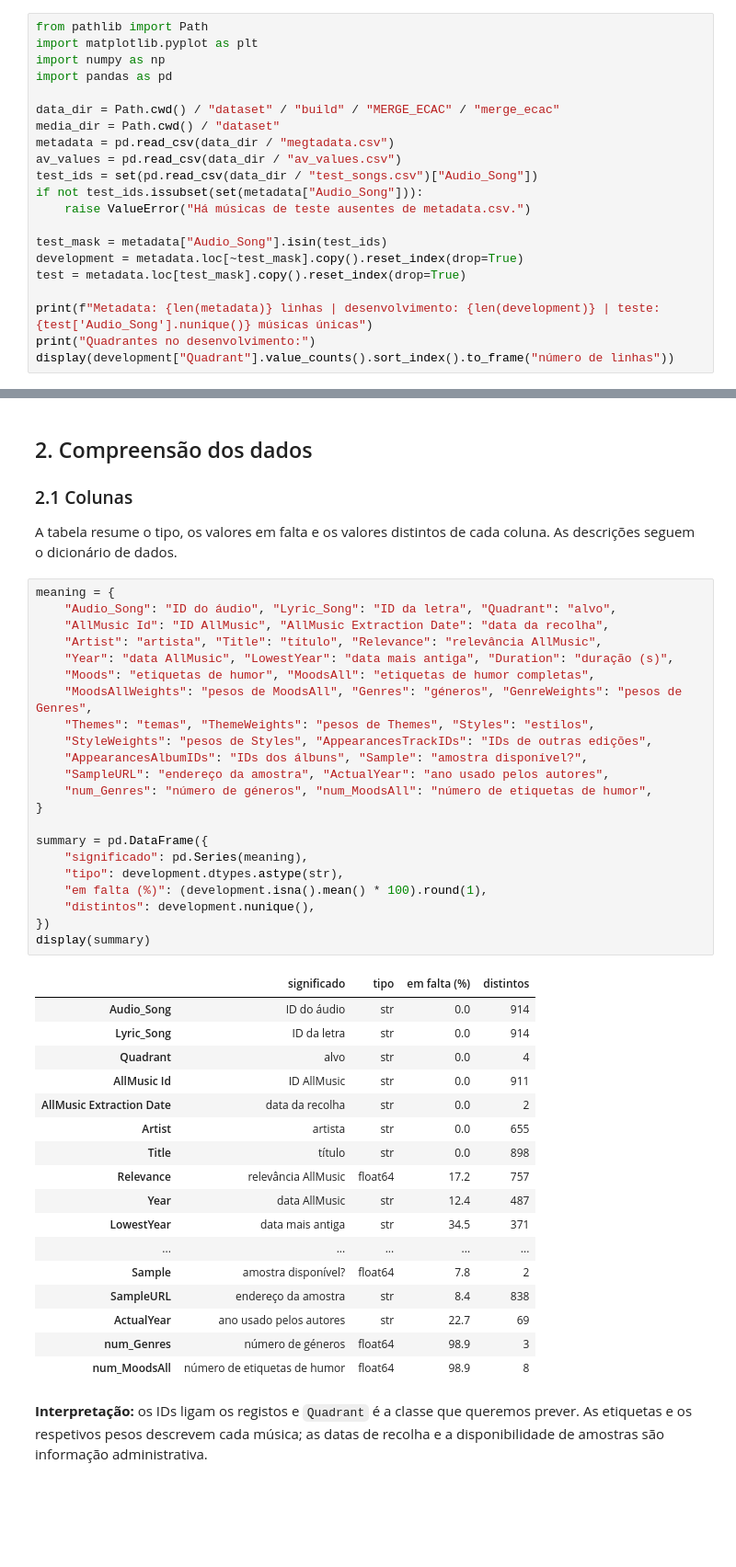
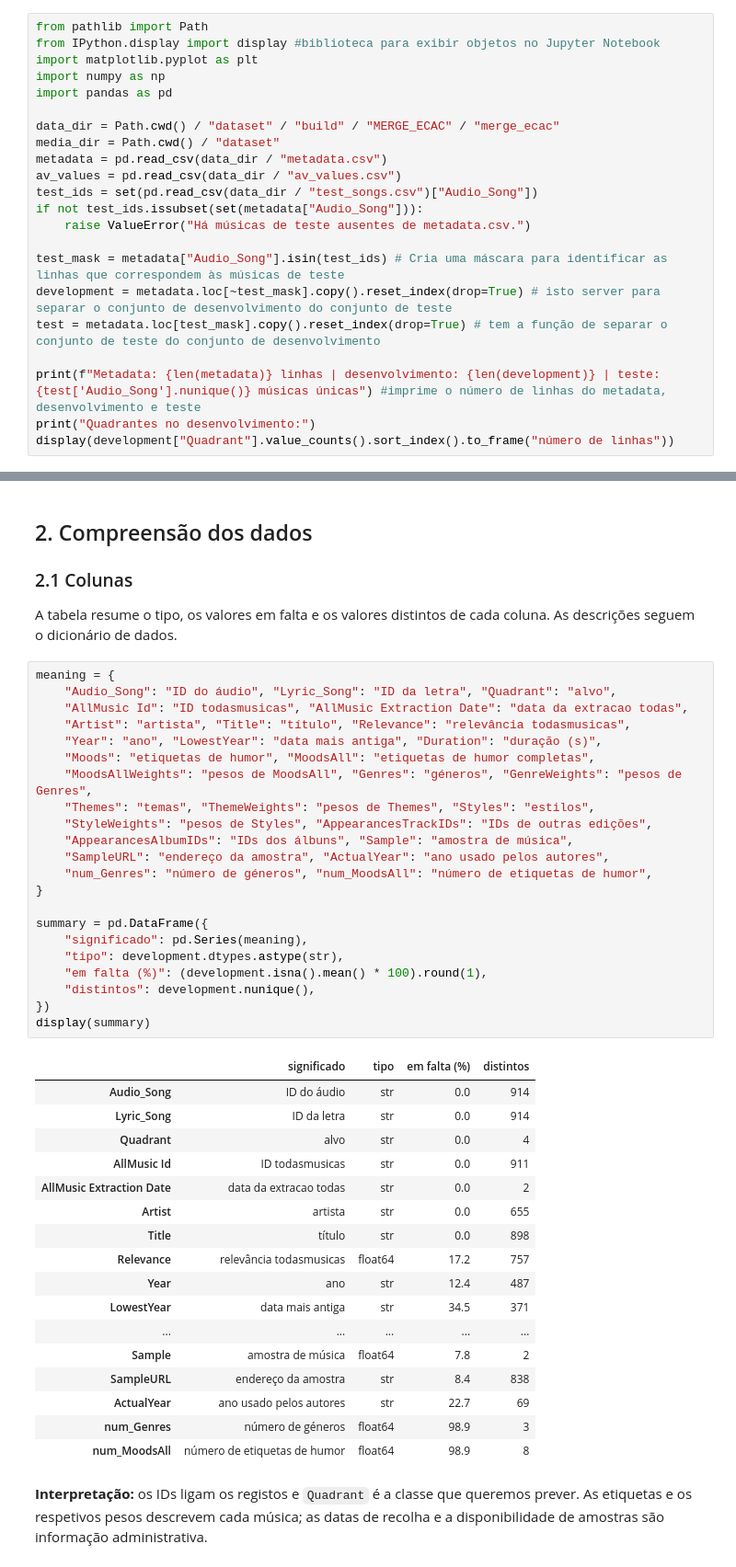
Before and after one commit to AugustoBrynne/ECAC26, a Jupyter notebook: uc2023250703.ipynb, the cells around one changed output, grey strips where cells are left out. Shown at 92% size. Cells and saved outputs as stored; diff of their text form; blank space fills up the shorter version.

```diff
--- a/uc2023250703.ipynb
+++ b/uc2023250703.ipynb
@@ -5,22 +5,23 @@ Neste notebook descrevemos os dados e exploramos relações entre as variáveis
 # %%
 from pathlib import Path
+from IPython.display import display #biblioteca para exibir objetos no Jupyter Notebook
 import matplotlib.pyplot as plt
 import numpy as np
 import pandas as pd
 
 data_dir = Path.cwd() / "dataset" / "build" / "MERGE_ECAC" / "merge_ecac"
 media_dir = Path.cwd() / "dataset"
-metadata = pd.read_csv(data_dir / "megtadata.csv")
+metadata = pd.read_csv(data_dir / "metadata.csv")
 av_values = pd.read_csv(data_dir / "av_values.csv")
 test_ids = set(pd.read_csv(data_dir / "test_songs.csv")["Audio_Song"])
 if not test_ids.issubset(set(metadata["Audio_Song"])):
     raise ValueError("Há músicas de teste ausentes de metadata.csv.")
 
-test_mask = metadata["Audio_Song"].isin(test_ids)
-development = metadata.loc[~test_mask].copy().reset_index(drop=True)
-test = metadata.loc[test_mask].copy().reset_index(drop=True)
+test_mask = metadata["Audio_Song"].isin(test_ids) # Cria uma máscara para identificar as linhas que correspondem às músicas de teste
+development = metadata.loc[~test_mask].copy().reset_index(drop=True) # isto server para separar o conjunto de desenvolvimento do conjunto de teste
+test = metadata.loc[test_mask].copy().reset_index(drop=True) # tem a função de separar o conjunto de teste do conjunto de desenvolvimento
 
-print(f"Metadata: {len(metadata)} linhas | desenvolvimento: {len(development)} | teste: {test['Audio_Song'].nunique()} músicas únicas")
+print(f"Metadata: {len(metadata)} linhas | desenvolvimento: {len(development)} | teste: {test['Audio_Song'].nunique()} músicas únicas") #imprime o número de linhas do metadata, desenvolvimento e teste
 print("Quadrantes no desenvolvimento:")
 display(development["Quadrant"].value_counts().sort_index().to_frame("número de linhas"))
 # %% [output]
@@ -43,39 +44,39 @@ A tabela resume o tipo, os valores em falta e os valores distintos de cada colun
 # %%
 meaning = {
     "Audio_Song": "ID do áudio", "Lyric_Song": "ID da letra", "Quadrant": "alvo",
-    "AllMusic Id": "ID AllMusic", "AllMusic Extraction Date": "data da recolha",
-    "Artist": "artista", "Title": "título", "Relevance": "relevância AllMusic",
-    "Year": "data AllMusic", "LowestYear": "data mais antiga", "Duration": "duração (s)",
+    "AllMusic Id": "ID todasmusicas", "AllMusic Extraction Date": "data da extracao todas",
+    "Artist": "artista", "Title": "título", "Relevance": "relevância todasmusicas",
+    "Year": "ano", "LowestYear": "data mais antiga", "Duration": "duração (s)",
     "Moods": "etiquetas de humor", "MoodsAll": "etiquetas de humor completas",
     "MoodsAllWeights": "pesos de MoodsAll", "Genres": "géneros", "GenreWeights": "pesos de Genres",
     "Themes": "temas", "ThemeWeights": "pesos de Themes", "Styles": "estilos",
     "StyleWeights": "pesos de Styles", "AppearancesTrackIDs": "IDs de outras edições",
-    "AppearancesAlbumIDs": "IDs dos álbuns", "Sample": "amostra disponível?",
+    "AppearancesAlbumIDs": "IDs dos álbuns", "Sample": "amostra de música",
     "SampleURL": "endereço da amostra", "ActualYear": "ano usado pelos autores",
     "num_Genres": "número de géneros", "num_MoodsAll": "número de etiquetas de humor",
 }
 
 summary = pd.DataFrame({
     "significado": pd.Series(meaning),
     "tipo": development.dtypes.astype(str),
     "em falta (%)": (development.isna().mean() * 100).round(1),
     "distintos": development.nunique(),
 })
 display(summary)
 # %% [output]
 |  | significado | tipo | em falta (%) | distintos |
 | Audio_Song | ID do áudio | str | 0.0 | 914 |
 | Lyric_Song | ID da letra | str | 0.0 | 914 |
 | Quadrant | alvo | str | 0.0 | 4 |
-| AllMusic Id | ID AllMusic | str | 0.0 | 911 |
-| AllMusic Extraction Date | data da recolha | str | 0.0 | 2 |
+| AllMusic Id | ID todasmusicas | str | 0.0 | 911 |
+| AllMusic Extraction Date | data da extracao todas | str | 0.0 | 2 |
 | Artist | artista | str | 0.0 | 655 |
 | Title | título | str | 0.0 | 898 |
-| Relevance | relevância AllMusic | float64 | 17.2 | 757 |
-| Year | data AllMusic | str | 12.4 | 487 |
+| Relevance | relevância todasmusicas | float64 | 17.2 | 757 |
+| Year | ano | str | 12.4 | 487 |
 | LowestYear | data mais antiga | str | 34.5 | 371 |
 | ... | ... | ... | ... | ... |
-| Sample | amostra disponível? | float64 | 7.8 | 2 |
+| Sample | amostra de música | float64 | 7.8 | 2 |
 | SampleURL | endereço da amostra | str | 8.4 | 838 |
 | ActualYear | ano usado pelos autores | str | 22.7 | 69 |
 | num_Genres | número de géneros | float64 | 98.9 | 3 |
```
Also changed, not shown: parts of 35 cells of this notebook.
